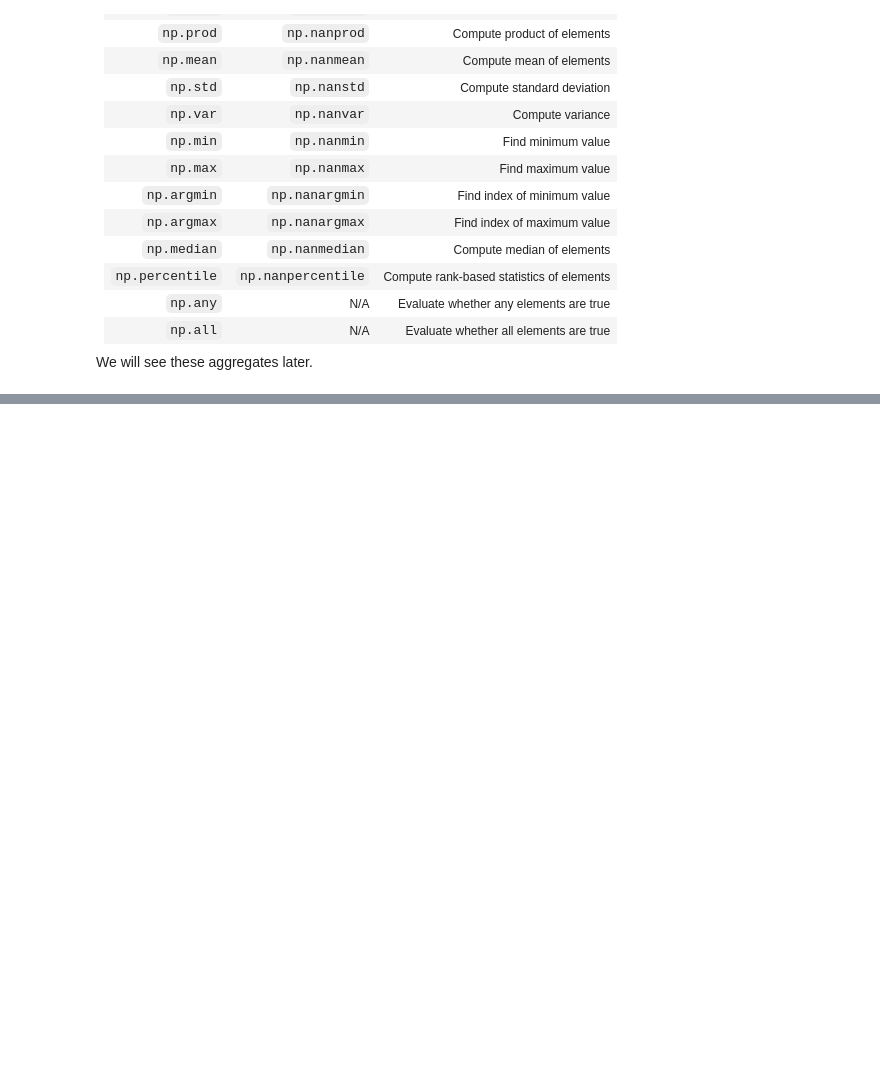
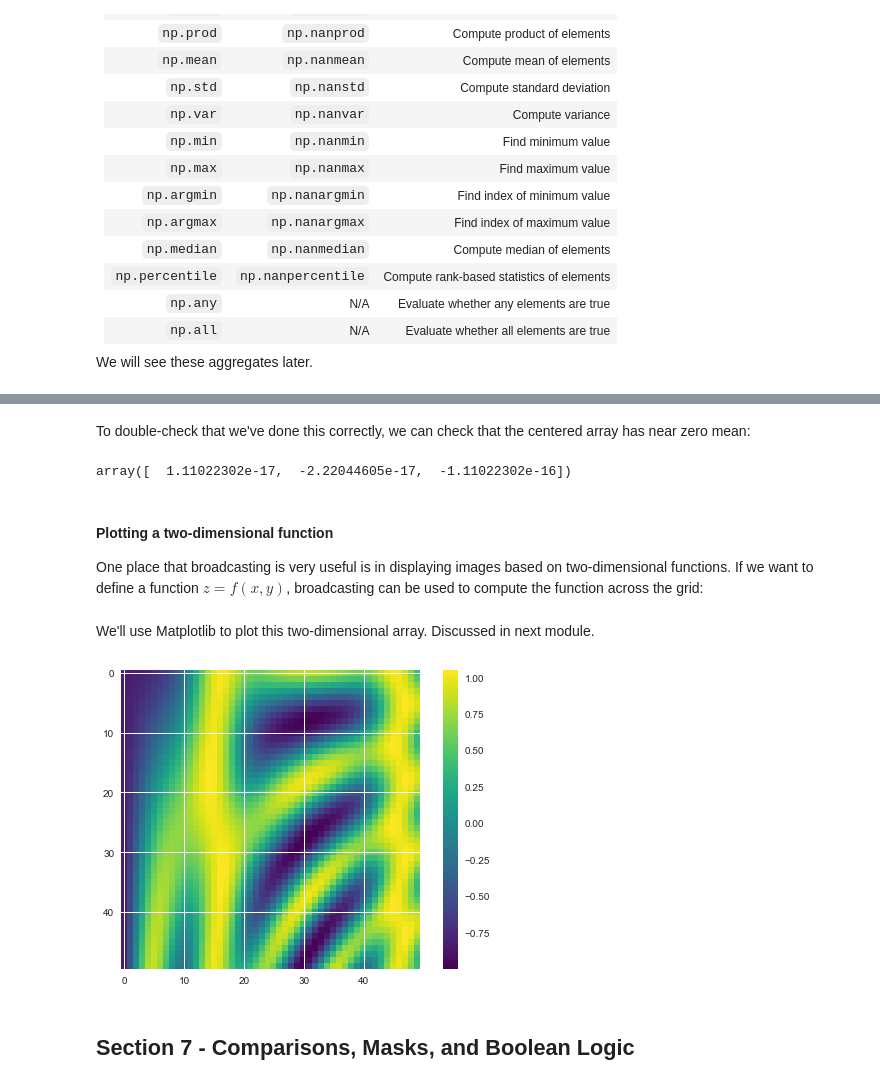
Before and after one commit to mohankgaddam/eas503ubcourse, a Jupyter notebook: notebooks/Numpy.ipynb, the cells around one changed output, grey strips where cells are left out. Saved outputs shown, nothing was run; the diff lists cells and outputs as text; code cells hidden in the pictures; blank space fills up the shorter version.

```diff
--- a/notebooks/Numpy.ipynb
+++ b/notebooks/Numpy.ipynb
@@ -993,0 +1260,25 @@ We will see these aggregates later.
+# %% [markdown]
+To double-check that we've done this correctly, we can check that the centered array has near zero mean:
+# %%
+X_centered.mean(0)
+# %% [output]
+array([  1.11022302e-17,  -2.22044605e-17,  -1.11022302e-16])
+# %% [markdown]
+#### Plotting a two-dimensional function
+One place that broadcasting is very useful is in displaying images based on two-dimensional functions.
+If we want to define a function $z = f(x, y)$, broadcasting can be used to compute the function across the grid:
+# %%
+# x and y have 50 steps from 0 to 5
+x = np.linspace(0, 5, 50)
+y = np.linspace(0, 5, 50)[:, np.newaxis]
+
+z = np.sin(x) ** 10 + np.cos(10 + y * x) * np.cos(x)
+# %% [markdown]
+We'll use Matplotlib to plot this two-dimensional array. Discussed in next module.
+# %%
+plt.imshow(z, cmap='viridis')
+plt.colorbar();
+# %% [output]
+[figure, added]
+# %% [markdown]
+## Section 7 - Comparisons, Masks, and Boolean Logic
```
Also changed, not shown: parts of 202 cells of this notebook, 5 other files.
